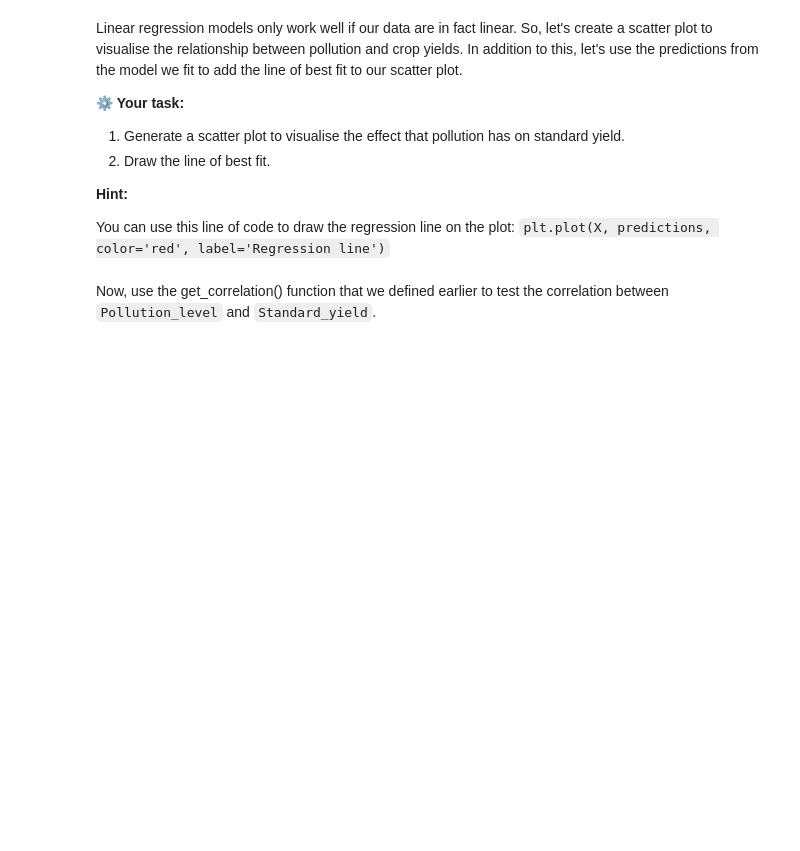
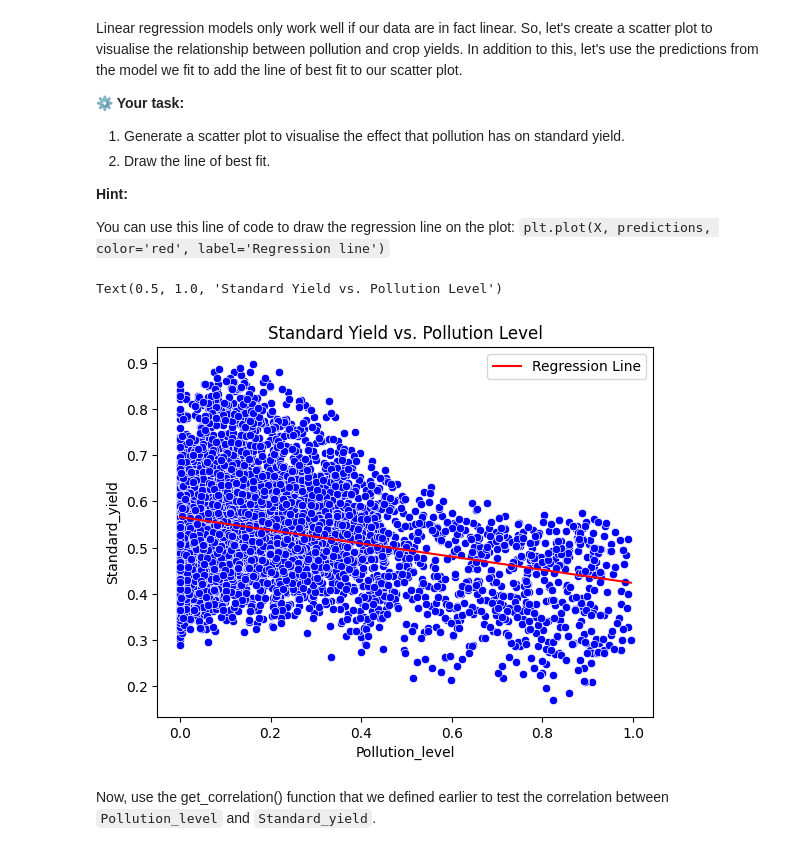
Before and after one commit to mut-rogers/Machine-Learning, a Jupyter notebook: Linear Regression/Code Challenge I/Linear_regression_Code_challenge_student.ipynb, the cells around one changed output. Drawn from its saved outputs; the diff is of its cells as text; code cells hidden in the pictures; blank space fills up the shorter version.

Commit message:
Code Challenge 1: Linear Regression

```diff
--- a/Linear Regression/Code Challenge I/Linear_regression_Code_challenge_student.ipynb
+++ b/Linear Regression/Code Challenge I/Linear_regression_Code_challenge_student.ipynb
@@ -294,22 +300,35 @@ from sklearn.linear_model import LinearRegression
 # %%
 ### START FUNCTION
 def fit_linear_regression_model(df, pollution_col, yield_col):
+    """
+    Fits a LinearModel() of the data provided
 
-    # Add code to fit the linear regression model and return the model, predictions, y-values.
+    Params:
+        df (pd.DataFrame): A dataframe with different features
 
-    # Model
+        pollution_col (str): Independent variable (X), a column in df
+
+        yield_col (str): Dependent Variable (y), a column in df
+
+    Returns:
+        model (LinearModel()): A fitted Linear Regression model
+
+        predictions (array): A NumPy array of the predicted values
+
+        y_values (array): the original y values
+    """
+
+    # Extract independent (X) and dependent (y) variables
+    X = df[[pollution_col]]
+    y = df[yield_col]
+
+    # Fit a linear model
     model = LinearRegression()
+    model.fit(X,y)
 
-    # Extract the X and Y values
-    X_values = df[[pollution_col]]
-    Y_values = df[yield_col]
+    # make predictions
+    y_predicted = model.predict(X)
 
-    # Fit the model
-    model.fit(X_values, Y_values)
-
-    # Make Predictions
-    Y_predicted = model.predict(df[[pollution_col]])
-
-    return model, Y_predicted, Y_values
+    return model, y_predicted, y
 
 ### END FUNCTION
@@ -359,8 +376,17 @@ You can use this line of code to draw the regression line on the plot:
 # %%
 X = dataset[['Pollution_level']]
 y = dataset['Standard_yield']
 
 # Add code to draw the scatter plot and the regression line
+import matplotlib.pyplot as plt
+import seaborn as sns
+
+sns.scatterplot(x=X["Pollution_level"], y=y, color="blue")
+sns.lineplot(x=X["Pollution_level"], y=predictions, color="red", label="Regression Line")
+plt.title("Standard Yield vs. Pollution Level")
+# %% [output]
+Text(0.5, 1.0, 'Standard Yield vs. Pollution Level')
+[figure, added]
 # %% [markdown]
 Now, use the get_correlation() function that we defined earlier to test the correlation between `Pollution_level` and `Standard_yield`.
 # %%
```
Also changed, not shown: parts of 26 cells of this notebook, 2 other files.
